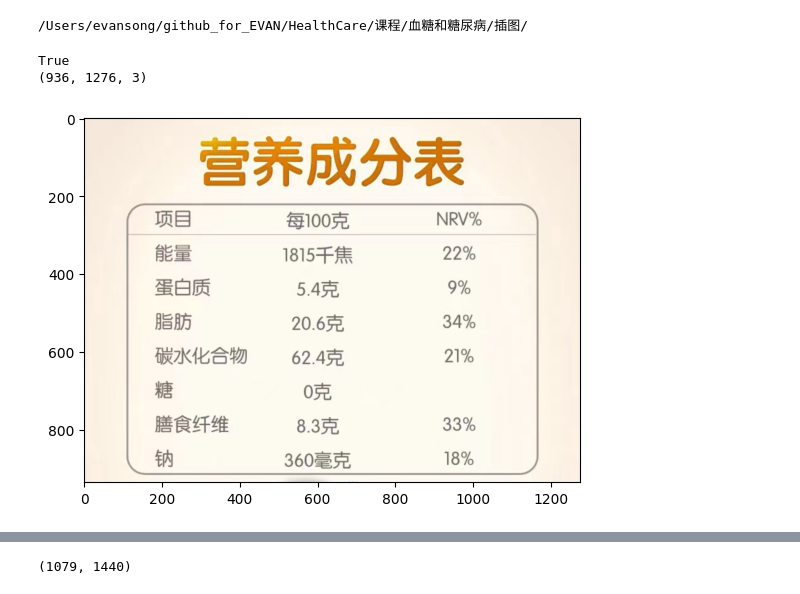
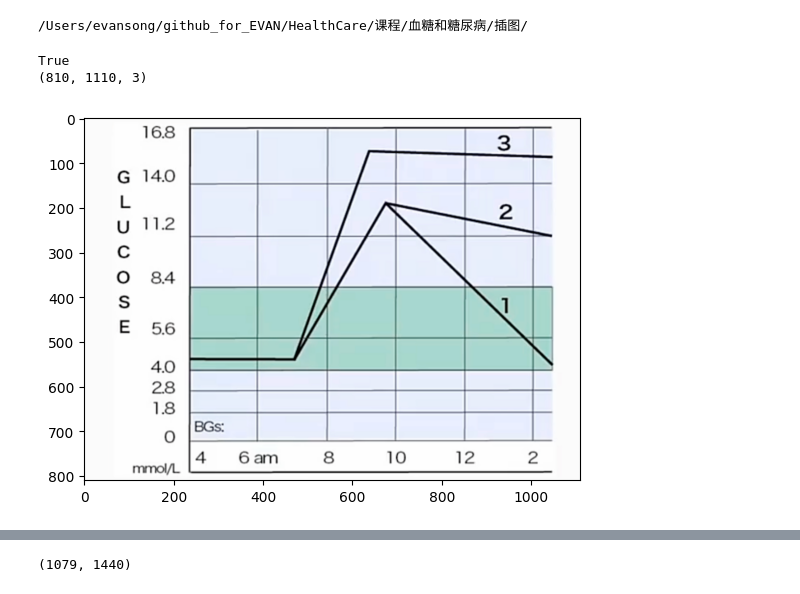
Before and after one commit to EvansongBBR/HealthCare, a Jupyter notebook: 课程/血糖和糖尿病/Untitled.ipynb, the cells around one changed output, grey strips where cells are left out. Drawn from its saved outputs; the diff is of its cells as text; code cells hidden in the pictures.

```diff
--- a/课程/血糖和糖尿病/Untitled.ipynb
+++ b/课程/血糖和糖尿病/Untitled.ipynb
@@ -15,18 +15,18 @@ print(document_path)
 /Users/evansong/github_for_EVAN/HealthCare/课程/血糖和糖尿病/插图/
 # %%
 # 读取图像
-image_name = 'image-4-3'
+image_name = 'image-6-3'
 image_path = f'{document_path}/{image_name}.png'
 save_image_path = f'{document_path}/{image_name}_renew.png'
 print(os.path.exists(image_path))
 image = cv2.imread(image_path)
 plt.figure()
 plt.imshow(image)
 print(image.shape)
 # %% [output]
 True
-(936, 1276, 3)
+(810, 1110, 3)
-[figure, old version]
+[figure, new version]
 # %%
 hsv_image = cv2.cvtColor(image, cv2.COLOR_BGR2HSV)
 
```
Also changed, not shown: parts of 8 cells of this notebook, 9 other files.
